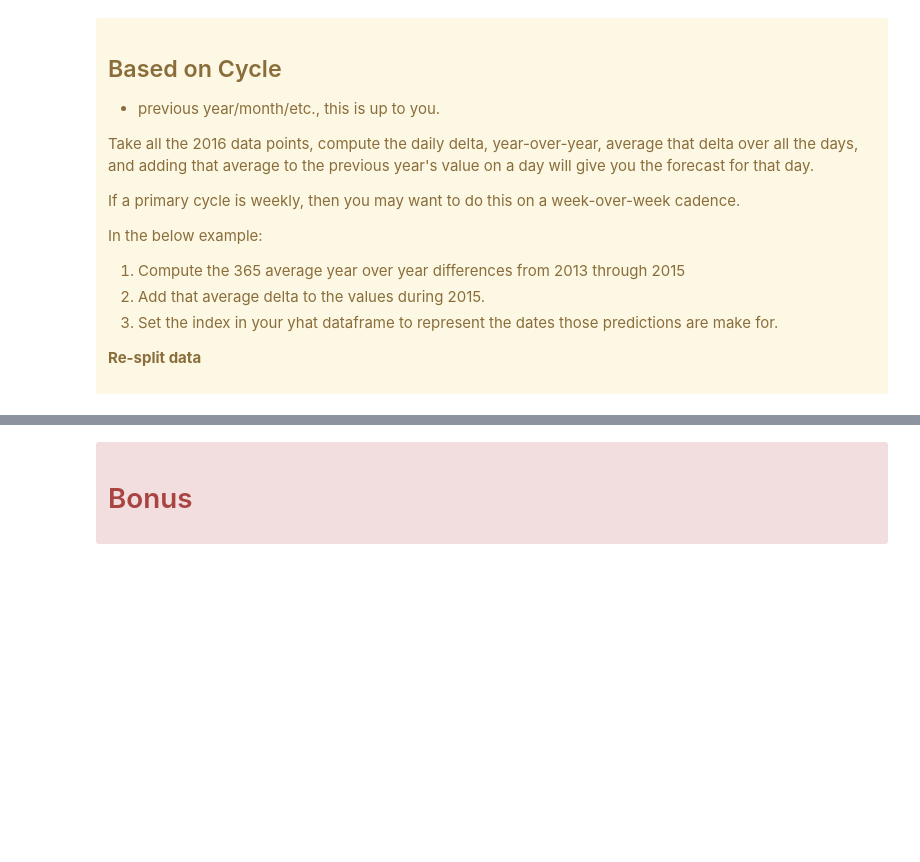
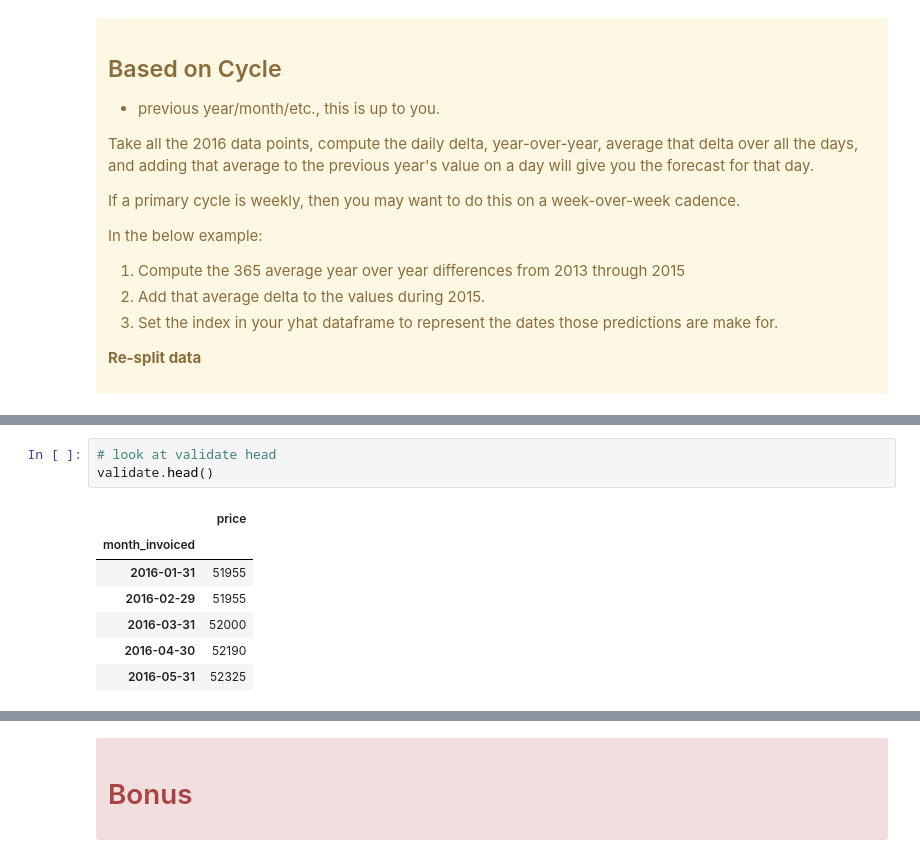
Before and after one commit to QMCBT-JustinEvans/time-series-exercises, a Jupyter notebook: 05_model.ipynb, the cells around one changed output, grey strips where cells are left out. Cells and saved outputs as stored; diff of their text form; blank space fills up the shorter version.

```diff
--- a/05_model.ipynb
+++ b/05_model.ipynb
@@ -923,0 +959,11 @@ train.head()
+# %%
+# look at validate head
+validate.head()
+# %% [output]
+|  | price |
+| month_invoiced |  |
+| 2016-01-31 | 51955 |
+| 2016-02-29 | 51955 |
+| 2016-03-31 | 52000 |
+| 2016-04-30 | 52190 |
+| 2016-05-31 | 52325 |
```
Also changed, not shown: parts of 91 cells of this notebook.
